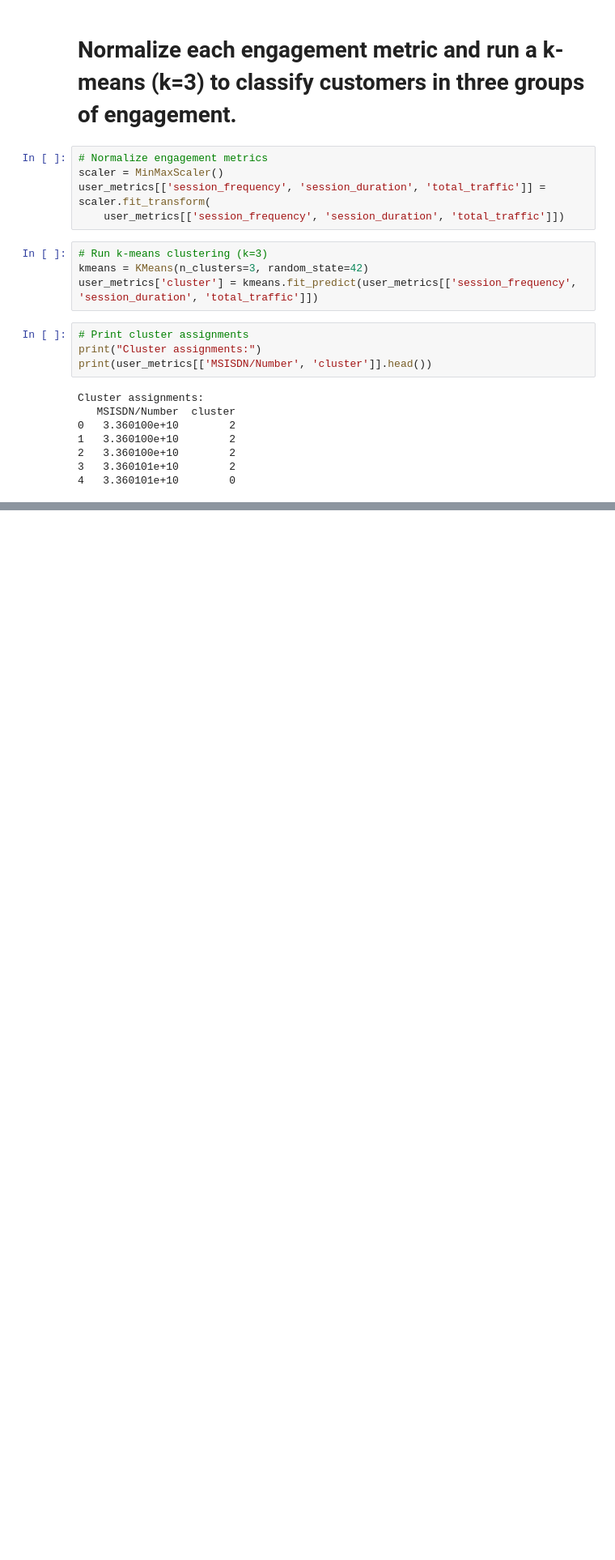
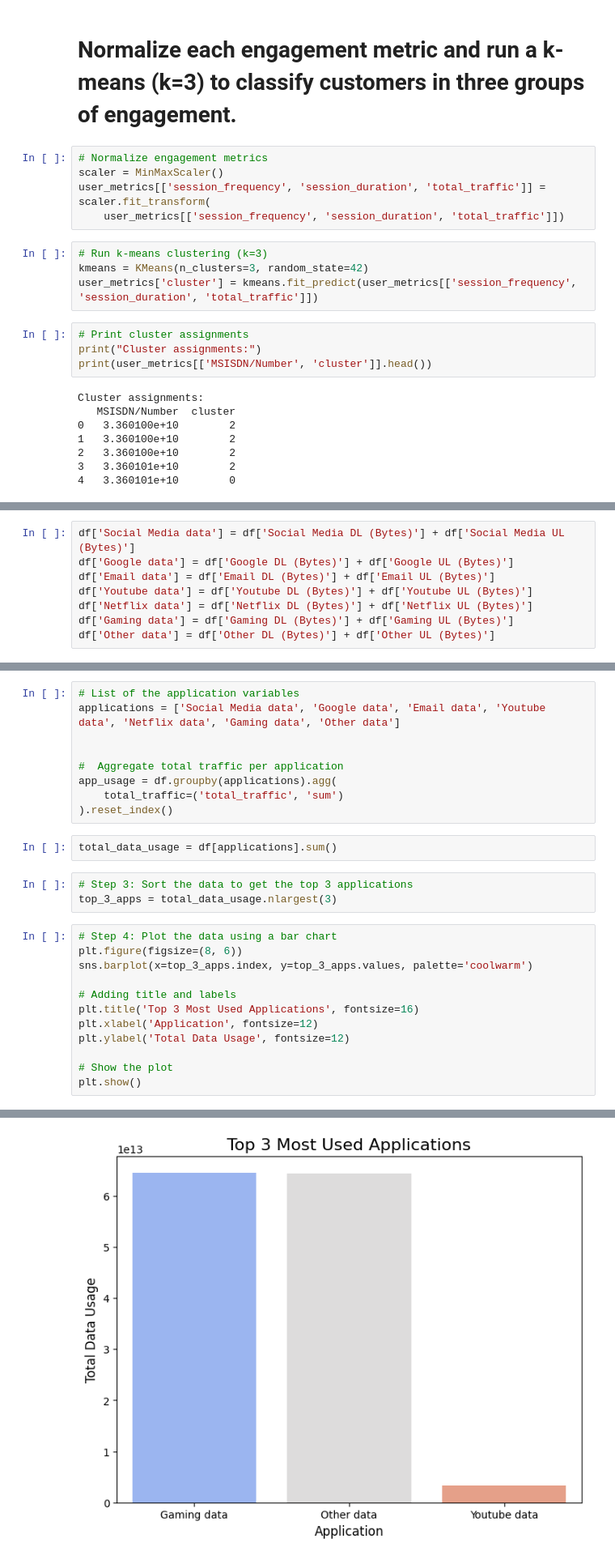
Before and after one commit to Akeab-tame/Week-02-Challenge, a Jupyter notebook: notebooks/task_2.ipynb, the cells around one changed output, grey strips where cells are left out. Shown: that part at 81% size. Saved outputs shown, nothing was run; the diff lists cells and outputs as text; blank space fills up the shorter version.

```diff
--- a/notebooks/task_2.ipynb
+++ b/notebooks/task_2.ipynb
@@ -92,0 +155,8 @@ Cluster assignments:
+# %%
+df['Social Media data'] = df['Social Media DL (Bytes)'] + df['Social Media UL (Bytes)']
+df['Google data'] = df['Google DL (Bytes)'] + df['Google UL (Bytes)']
+df['Email data'] = df['Email DL (Bytes)'] + df['Email UL (Bytes)']
+df['Youtube data'] = df['Youtube DL (Bytes)'] + df['Youtube UL (Bytes)']
+df['Netflix data'] = df['Netflix DL (Bytes)'] + df['Netflix UL (Bytes)']
+df['Gaming data'] = df['Gaming DL (Bytes)'] + df['Gaming UL (Bytes)']
+df['Other data'] = df['Other DL (Bytes)'] + df['Other UL (Bytes)']
@@ -92,0 +225,27 @@ Cluster assignments:
+# %%
+# List of the application variables
+applications = ['Social Media data', 'Google data', 'Email data', 'Youtube data', 'Netflix data', 'Gaming data', 'Other data']
+
+
+#  Aggregate total traffic per application
+app_usage = df.groupby(applications).agg(
+    total_traffic=('total_traffic', 'sum')
+).reset_index()
+# %%
+total_data_usage = df[applications].sum()
+# %%
+# Step 3: Sort the data to get the top 3 applications
+top_3_apps = total_data_usage.nlargest(3)
+# %%
+# Step 4: Plot the data using a bar chart
+plt.figure(figsize=(8, 6))
+sns.barplot(x=top_3_apps.index, y=top_3_apps.values, palette='coolwarm')
+
+# Adding title and labels
+plt.title('Top 3 Most Used Applications', fontsize=16)
+plt.xlabel('Application', fontsize=12)
+plt.ylabel('Total Data Usage', fontsize=12)
+
+# Show the plot
+plt.show()
+# %% [output]
@@ -92,0 +255 @@ Cluster assignments:
+[figure, added]
```
Also changed, not shown: parts of 18 cells of this notebook.
